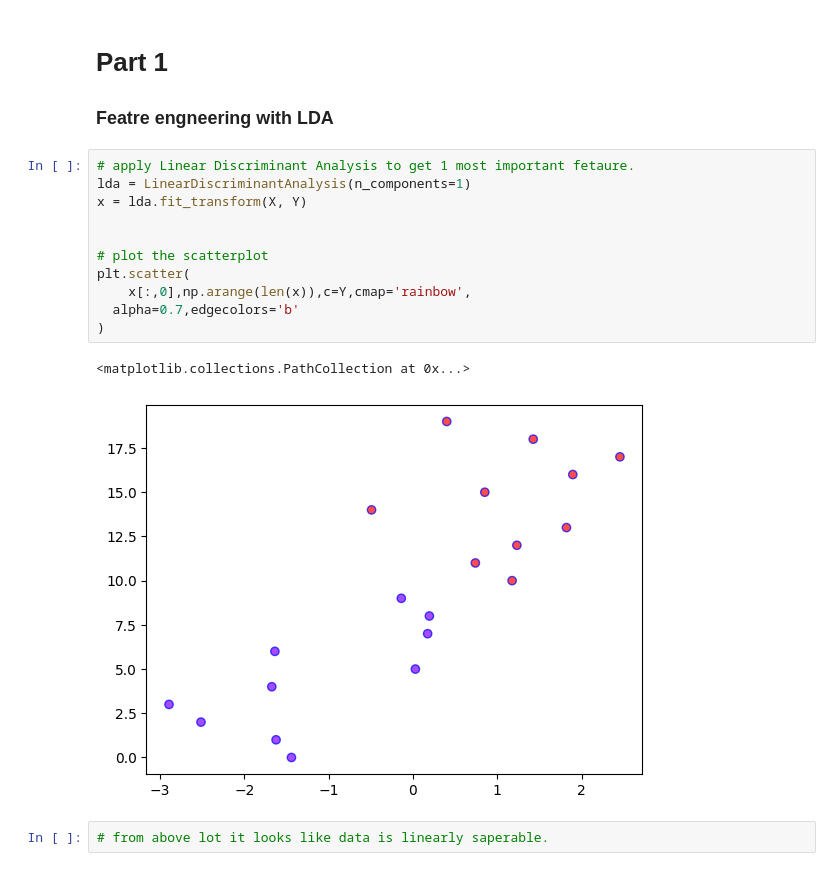
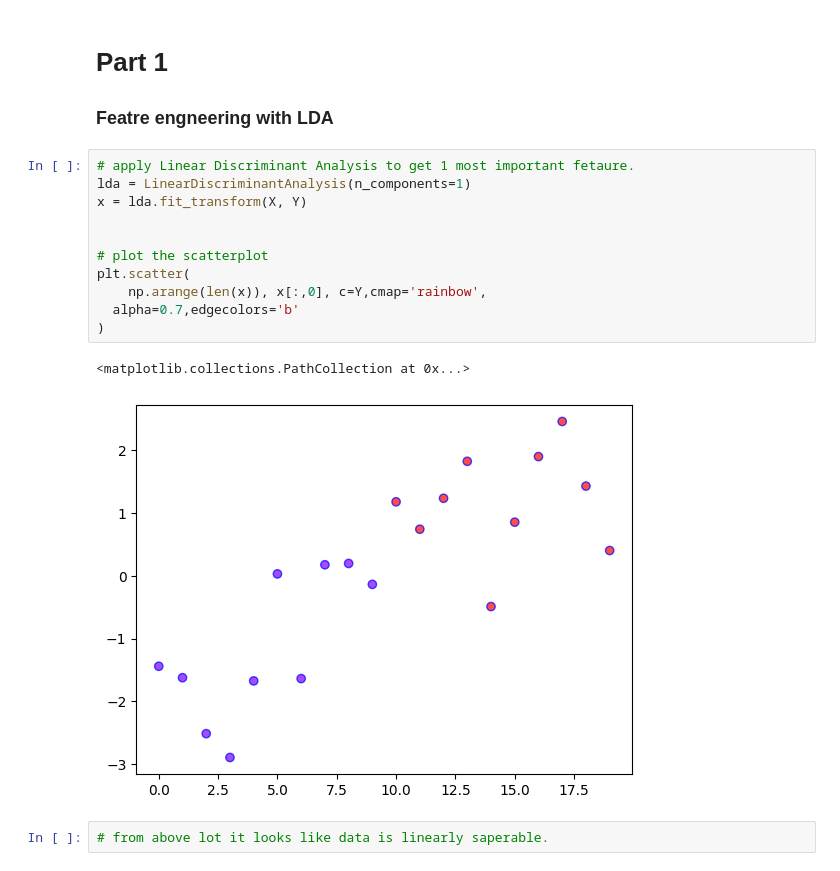
Before and after one commit to krishnakumar1612/music_genre_classification, a Jupyter notebook: notebook/music_genre_classification.ipynb, the cells around one changed output. Saved outputs shown, nothing was run; the diff lists cells and outputs as text.

```diff
--- a/notebook/music_genre_classification.ipynb
+++ b/notebook/music_genre_classification.ipynb
@@ -147,17 +155,17 @@ X = sc.fit_transform(X)
 # %%
 # apply Linear Discriminant Analysis to get 1 most important fetaure.
 lda = LinearDiscriminantAnalysis(n_components=1)
 x = lda.fit_transform(X, Y)
 
 
 # plot the scatterplot
 plt.scatter(
-    x[:,0],np.arange(len(x)),c=Y,cmap='rainbow',
+    np.arange(len(x)), x[:,0], c=Y,cmap='rainbow',
   alpha=0.7,edgecolors='b'
 )
 # %% [output]
 <matplotlib.collections.PathCollection at 0x...>
-[figure, old version]
+[figure, new version]
 # %%
 # from above lot it looks like data is linearly saperable.
 # %%
```
Also changed, not shown: parts of 8 cells of this notebook.
